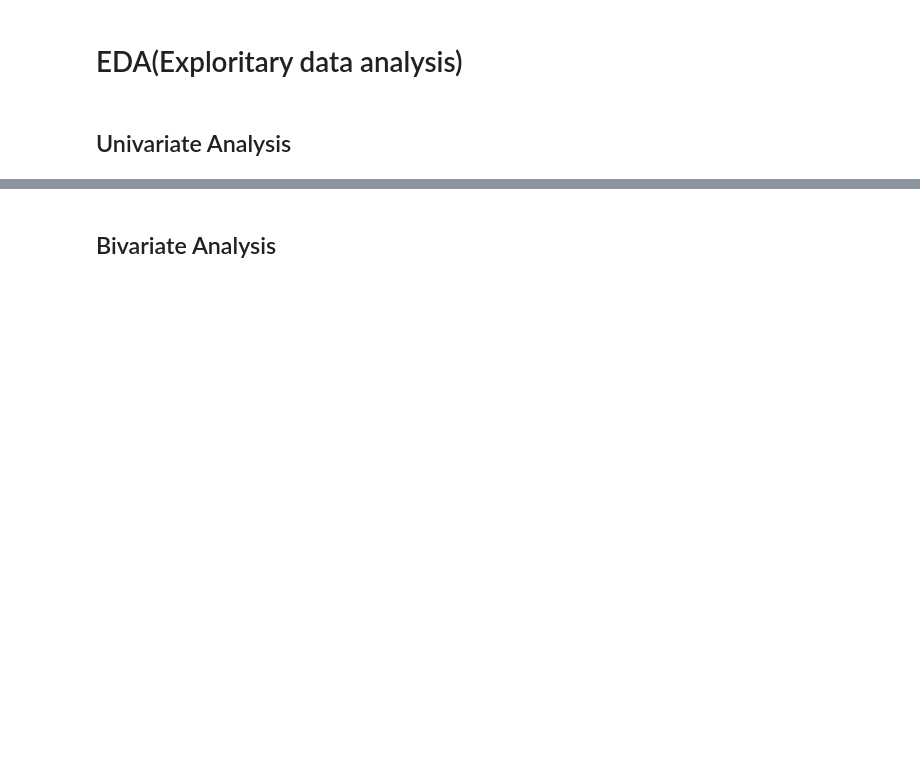
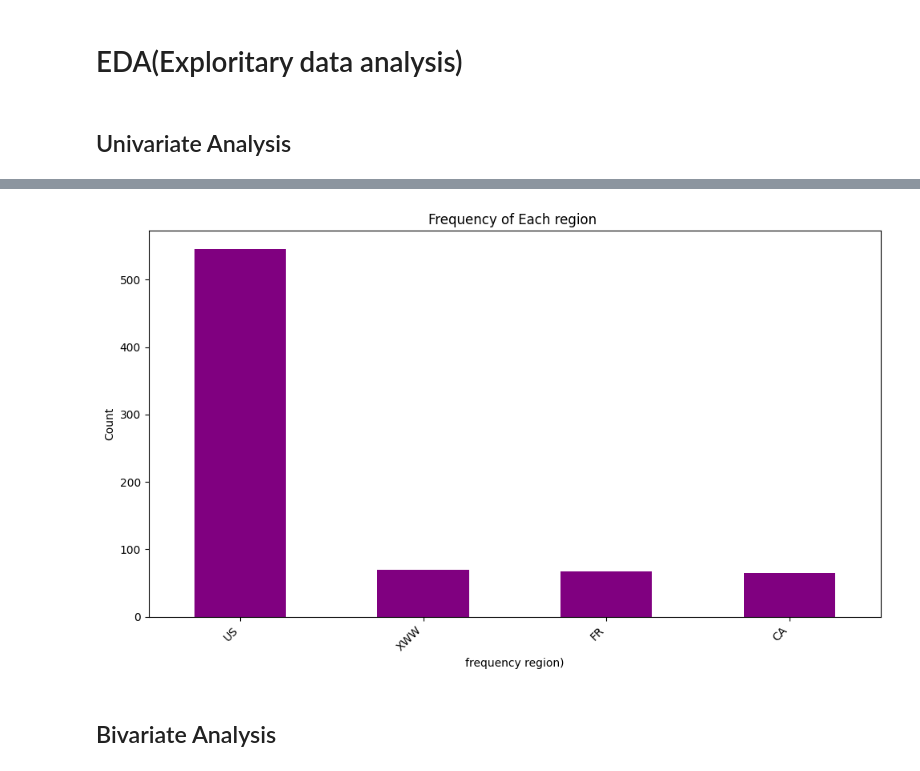
Before and after one commit to Churabros/Moringa_phase2_project, a Jupyter notebook: Phase_2_Project.ipynb, the cells around one changed output, grey strips where cells are left out. Drawn from its saved outputs; the diff is of its cells as text; code cells hidden in the pictures; blank space fills up the shorter version.

```diff
--- a/Phase_2_Project.ipynb
+++ b/Phase_2_Project.ipynb
@@ -467,2 +539,29 @@ The most frequent genre is 'Action' with 4 occurrences.
+# %%
+
+
+#get the top 5 regins
+
+top_5_regions = merged_df['region'].value_counts().head(5).index
+
+# Filter the DataFrame to exclude unknown regions
+filtered_regions_df = merged_df[(merged_df['region'] != 'Unknown')]
+
+region_df = filtered_regions_df[merged_df['region'].isin(top_5_regions)]
+
+# Count the frequency of each region in the filtered DataFrame
+
+region_counts = region_df['region'].value_counts().sort_index().sort_values(ascending=False)
+
+
+plt.figure(figsize=(10, 6))
+region_counts.plot(kind='bar', color='purple')
+plt.title('Frequency of Each region ')
+plt.xlabel('frequency region)')
+plt.ylabel('Count')
+plt.xticks(rotation=45, ha='right')
+plt.tight_layout()
+plt.show()
+# %% [output]
+[figure, added]
 # %% [markdown]
 ## Bivariate Analysis
```
Also changed, not shown: parts of 55 cells of this notebook.
